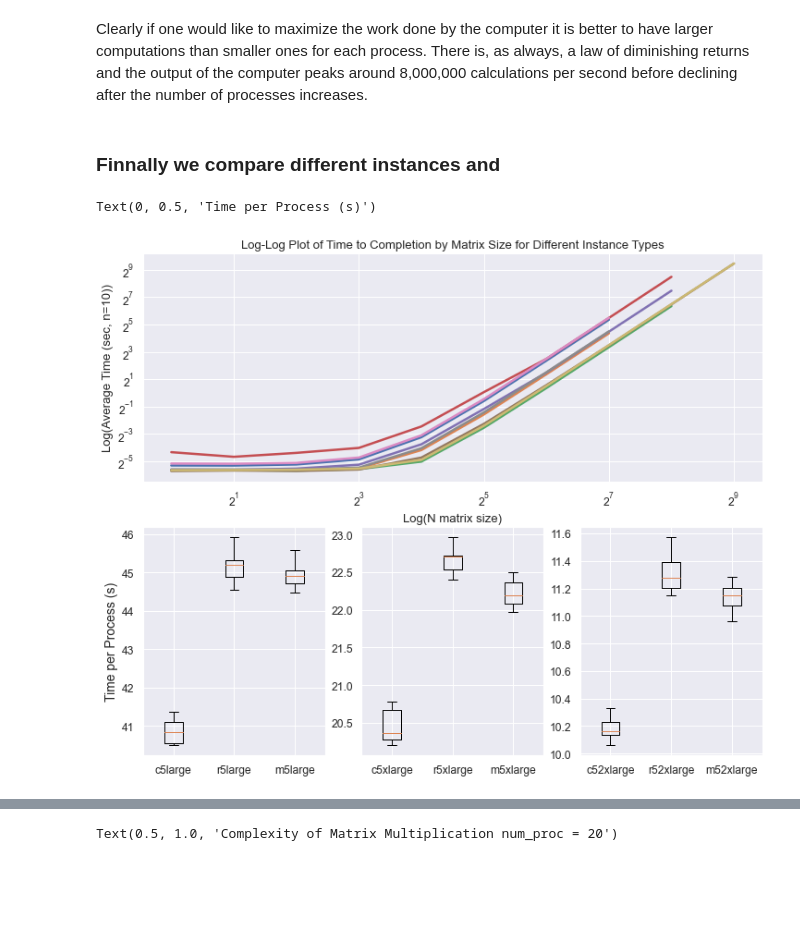
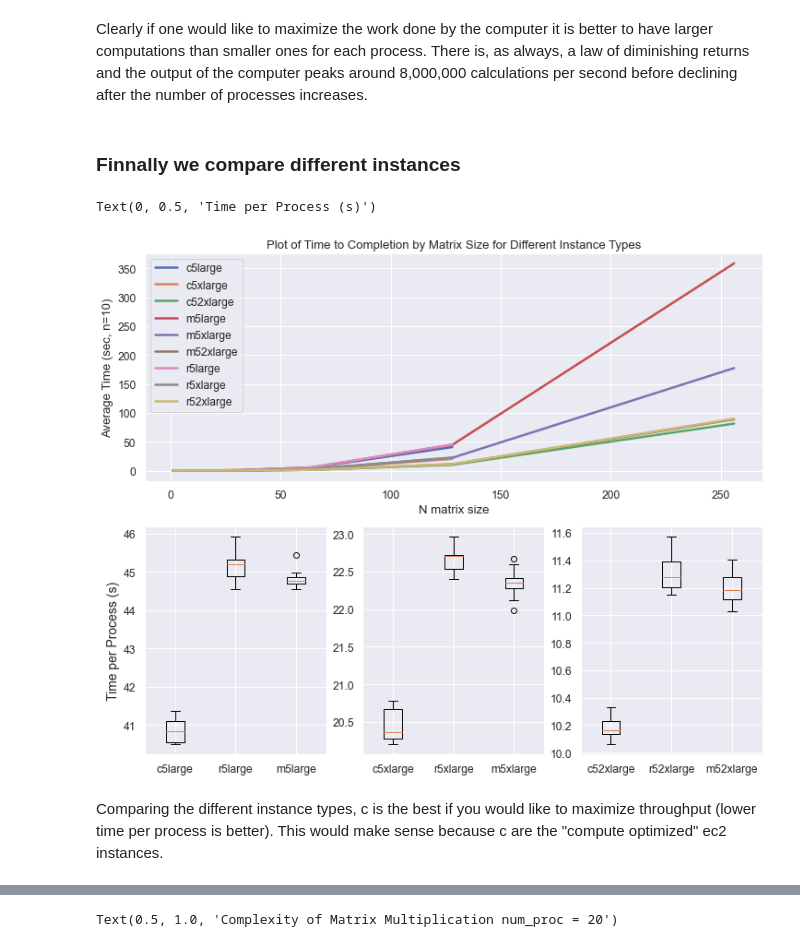
Before and after one commit to chiennifer/Public-DSC291, a Jupyter notebook: hw2/Team001_HW2.ipynb, the cells around one changed output, grey strips where cells are left out. Saved outputs shown, nothing was run; the diff lists cells and outputs as text; code cells hidden in the pictures; blank space fills up the shorter version.

```diff
--- a/hw2/Team001_HW2.ipynb
+++ b/hw2/Team001_HW2.ipynb
@@ -235,7 +235,7 @@ Text(0.5, 0, 'Log(Number of Processes)')
 # %% [markdown]
 Clearly if one would like to maximize the work done by the computer it is better to have larger computations than smaller ones for each process.  There is, as always, a law of diminishing returns and the output of the computer peaks around 8,000,000 calculations per second before declining after the number of processes increases.
 # %% [markdown]
-### Finnally we compare different instances and
+### Finnally we compare different instances
 # %%
 fig = plt.figure(figsize = (10, 8))
 sns.set(font_scale=1.1)
@@ -245,17 +245,18 @@ c5xlarge[c5xlarge.num_proc == 20].set_index('size_arr')['time_avg'].plot(figsize
 c52xlarge[c52xlarge.num_proc == 20].set_index('size_arr')['time_avg'].plot(figsize=(12, 10), linewidth=2.5, label="c52xlarge")
 m5large[m5large.num_proc == 20].set_index('size_arr')['time_avg'].plot(figsize=(12, 10), linewidth=2.5, label="m5large")
 m5xlarge[m5xlarge.num_proc == 20].set_index('size_arr')['time_avg'].plot(figsize=(12, 10), linewidth=2.5, label="m5xlarge")
-m52xlarge[m52xlarge.num_proc == 20].set_index('size_arr')['time_avg'].plot(figsize=(12, 10), linewidth=2.5, label="m52xlarge")
+m52xlarge[m52xlarge.num_proc == 20].set_index('size_arr')['time_avg'][:-1].plot(figsize=(12, 10), linewidth=2.5, label="m52xlarge")
 r5large[r5large.num_proc == 20].set_index('size_arr')['time_avg'].plot(figsize=(12, 10), linewidth=2.5, label="r5large")
 r5xlarge[r5xlarge.num_proc == 20].set_index('size_arr')['time_avg'].plot(figsize=(12, 10), linewidth=2.5, label="r5xlarge")
-r52xlarge[r52xlarge.num_proc == 20].set_index('size_arr')['time_avg'].plot(figsize=(12, 10), linewidth=2.5, label="r52xlarge")
+r52xlarge[r52xlarge.num_proc == 20].set_index('size_arr')['time_avg'][:-1].plot(figsize=(12, 10), linewidth=2.5, label="r52xlarge")
 
+ax1.legend()
 # ax.legend()
-ax1.set_ylabel("Log(Average Time (sec, n=10))")
-ax1.set_xlabel("Log(N matrix size)")
-plt.xscale('log',basex=2)
-plt.yscale('log',basey=2)
-plt.title("Log-Log Plot of Time to Completion by Matrix Size for Different Instance Types")
+ax1.set_ylabel("Average Time (sec, n=10)")
+ax1.set_xlabel("N matrix size")
+# plt.xscale('log',basex=2)
+# plt.yscale('log',basey=2)
+plt.title("Plot of Time to Completion by Matrix Size for Different Instance Types")
 
 ind = 47
 data_large = np.vstack((c5large_raw['times'][ind].T,
@@ -263,31 +264,33 @@ data_large = np.vstack((c5large_raw['times'][ind].T,
                         np.random.normal(loc=m5large['time_avg'].iloc[ind],
                         scale=m5large['time_std'].iloc[ind],
                         size = (10,1)).T))
 labels_large = ['c5large', 'r5large', 'm5large']
 
 data_xlarge = np.vstack((c5xlarge_raw['times'][ind].T,
                         r5xlarge_raw['times'][ind].T,
                         np.random.normal(loc=m5xlarge['time_avg'].iloc[ind],
                         scale=m5xlarge['time_std'].iloc[ind],
                         size = (10,1)).T))
 labels_xlarge = ['c5xlarge', 'r5xlarge', 'm5xlarge']
 
 data_2xlarge = np.vstack((c52xlarge_raw['times'][ind].T,
                           r52xlarge_raw['times'][ind].T,
                           np.random.normal(loc=m52xlarge['time_avg'].iloc[ind],
                           scale=m52xlarge['time_std'].iloc[ind],
                           size = (10,1)).T))
 labels_2xlarge = ['c52xlarge', 'r52xlarge', 'm52xlarge']
 
 ax2 = fig.add_subplot(2,3,4)
 ax3 = fig.add_subplot(2,3,5)
 ax4 = fig.add_subplot(2,3,6)
 
 ax2.boxplot(data_large.T, labels = labels_large)
 ax3.boxplot(data_xlarge.T, labels = labels_xlarge)
 ax4.boxplot(data_2xlarge.T, labels = labels_2xlarge)
 ax2.set_ylabel('Time per Process (s)', fontsize = 14)
 # ax2.set_title('N = 128, num proc = 20', fontsize = 20)
 # %% [output]
 Text(0, 0.5, 'Time per Process (s)')
-[figure, old version]
+[figure, new version]
+# %% [markdown]
+Comparing the different instance types, c is the best if you would like to maximize throughput (lower time per process is better).  This would make sense because c are the "compute optimized" ec2 instances.
```
Also changed, not shown: parts of 4 cells of this notebook.
